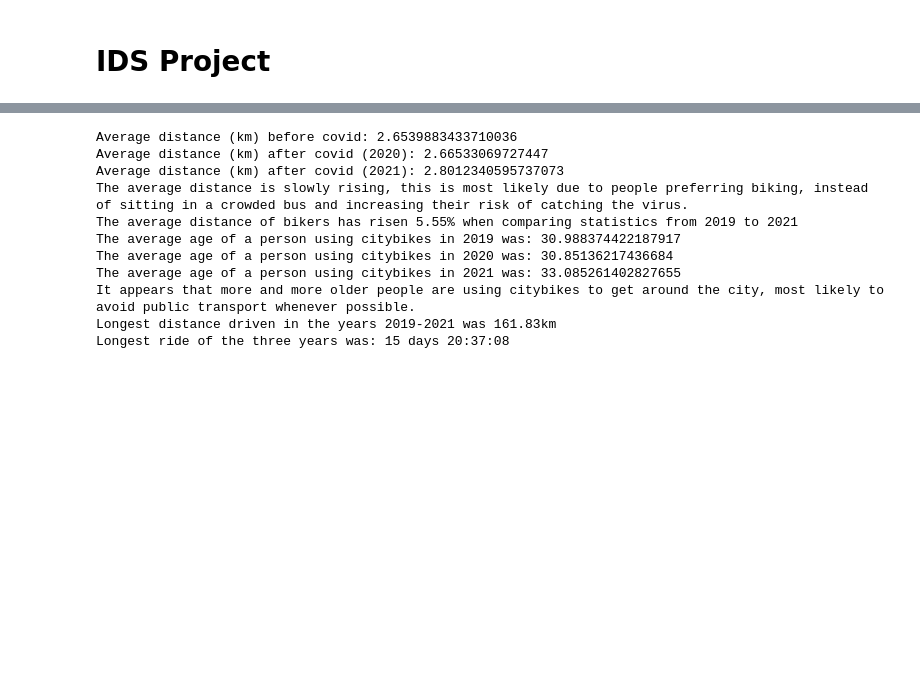
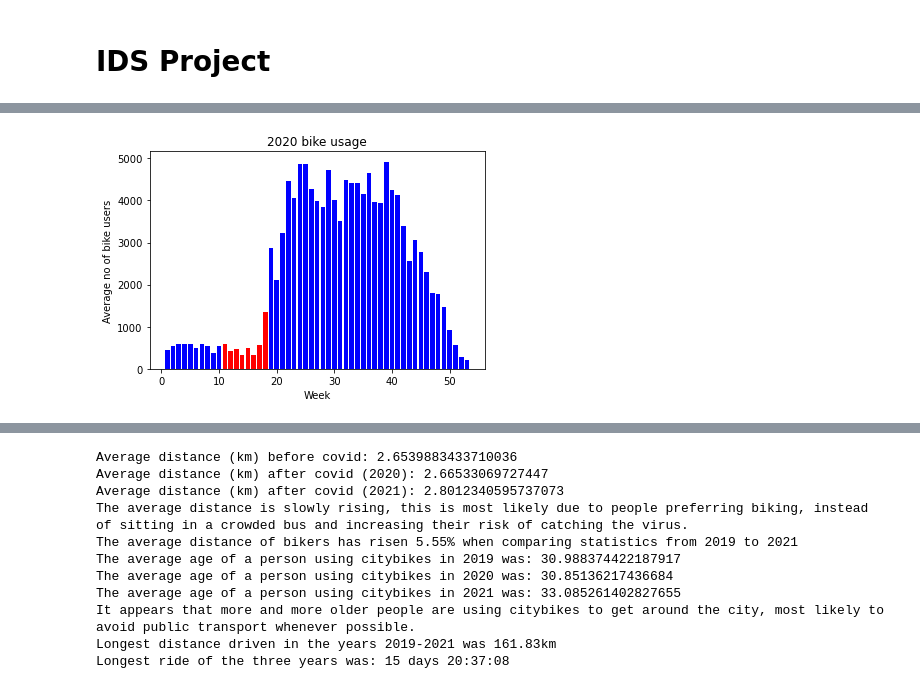
Before and after one commit to kerdokurs/ids_project, a Jupyter notebook: IDS_Project.ipynb, the cells around one changed output, grey strips where cells are left out. Cells and saved outputs as stored; diff of their text form; code cells hidden in the pictures; blank space fills up the shorter version.

```diff
--- a/IDS_Project.ipynb
+++ b/IDS_Project.ipynb
@@ -176,0 +116,22 @@ Text(0.5, 1.0, '2021')
+# %%
+#same thing with bike data
+bike_data_all_weeks = bike_data.copy()
+bike_data_all_weeks["unlockedat"] = bike_data_all_weeks["unlockedat"].astype(np.datetime64)
+bike_data_all_weeks["week"] = bike_data_all_weeks["unlockedat"].dt.isocalendar().week
+bike_data_all_weeks["year"] = bike_data_all_weeks["unlockedat"].dt.isocalendar().year
+
+"--------*******--------"
+# no of bike rides in 2020 and 2021
+allb = bike_data_all_weeks.groupby(["week","year"]).size().rename('count').to_frame().reset_index()
+allb20 = allb[allb.year == 2020]
+allb21 = allb[allb.year == 2021]
+weeks = list(range(1, 54))
+colors = ["red" if i in range(11,19) else "blue" for i in weeks]
+plt.bar(allb20["week"],allb20["count"]/7,color=colors)
+#punane on eriolukord
+plt.xlabel("Week")
+plt.ylabel("Average no of bike users")
+plt.title("2020 bike usage")
+plt.show()
+# %% [output]
+[figure, added]
```
Also changed, not shown: parts of 21 cells of this notebook.
